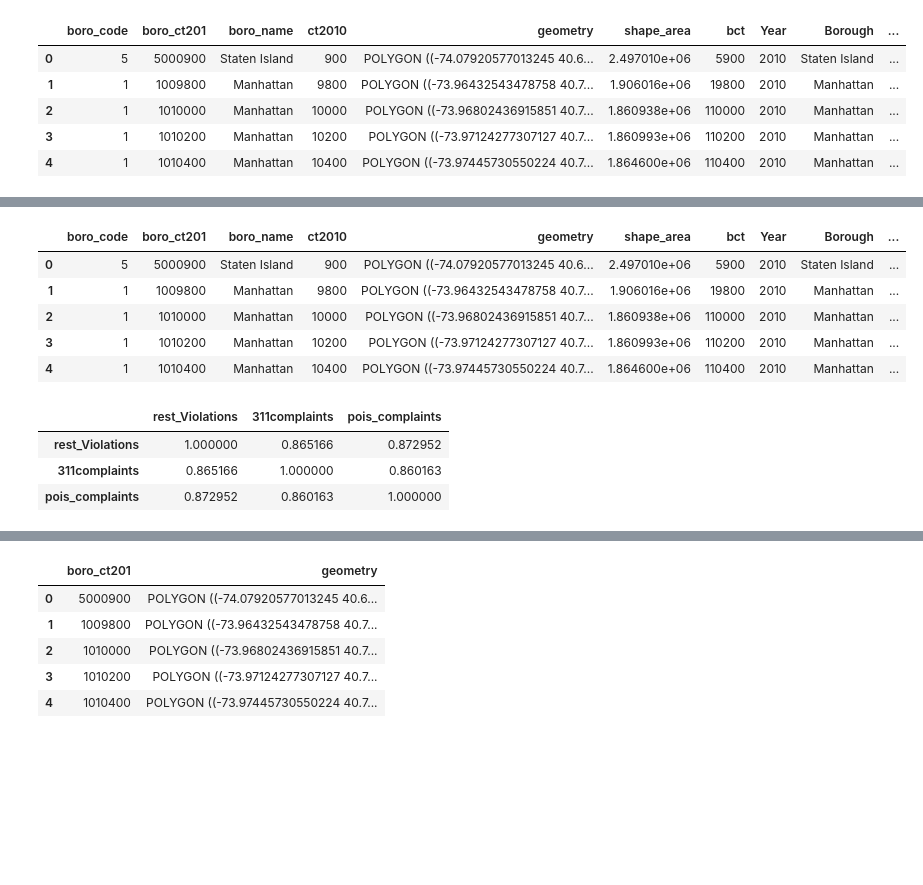
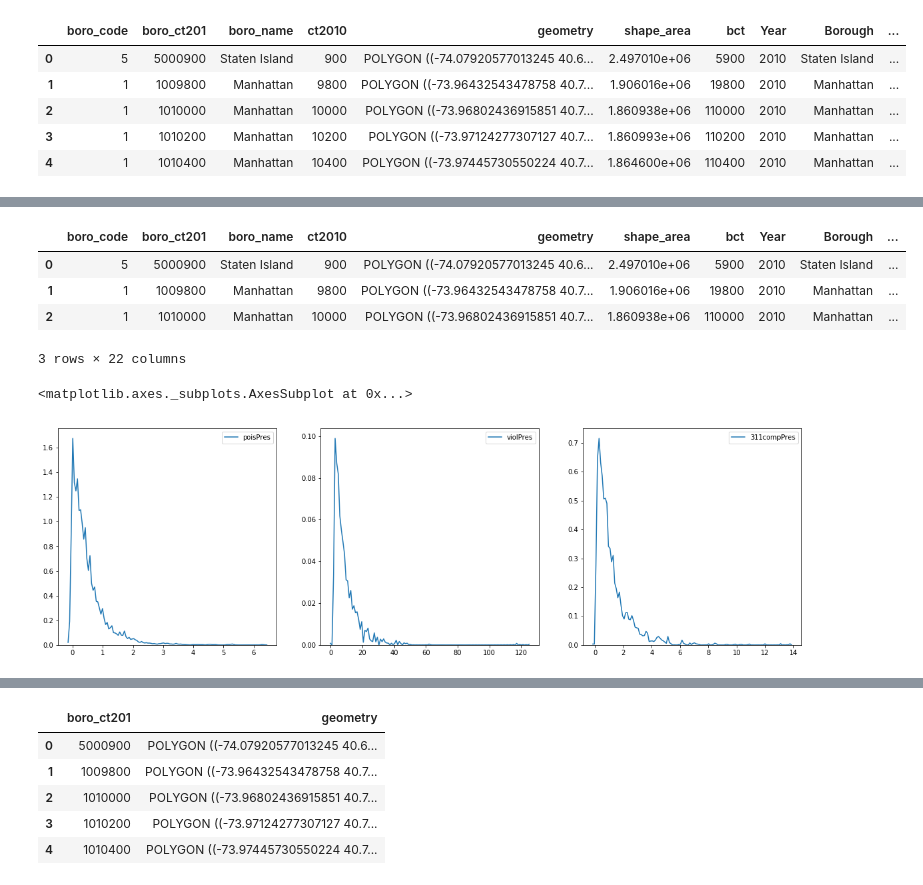
Before and after one commit to devashish2002/Current_files, a Jupyter notebook: rest/ExplorationNT.ipynb, the cells around one changed output, grey strips where cells are left out. Drawn from its saved outputs; the diff is of its cells as text; code cells hidden in the pictures; blank space fills up the shorter version.

```diff
--- a/rest/ExplorationNT.ipynb
+++ b/rest/ExplorationNT.ipynb
@@ -70,0 +74,5 @@ AllNT['Nrestaurants'] = AllNT['Nrestaurants']*7
+# %%
+neighbors = pd.read_csv('neighbors.csv')
+neighbors.drop(columns={'Unnamed: 0'}, inplace=True)
+AllNT = AllNT.merge(neighbors, on='boro_ct201')
+AllNT.head()
@@ -71,20 +180,27 @@ AllNT['Nrestaurants'] = AllNT['Nrestaurants']*7
 # %%
-AllNT['violPres'] = AllNT['rest_Violations']/AllNT['Population']
-AllNT['311compPres'] = AllNT['311complaints']/AllNT['Population']
-AllNT['poisPpop'] = AllNT['pois_complaints']/AllNT['Population']
-AllNT.head()
+AllNT['violPres'] = AllNT['rest_Violations']/AllNT['Nrestaurants']
+AllNT['poisPres'] = AllNT['pois_complaints']/AllNT['Nrestaurants']
+AllNT['311compPres'] = AllNT['311complaints']/AllNT['Nrestaurants']
+AllNT['badRestProp'] = AllNT['NrestWviol']/AllNT['Nrestaurants']
+AllNT.head(3)
 # %% [output]
 |  | boro_code | boro_ct201 | boro_name | ct2010 | geometry | shape_area | bct | Year | Borough | ... |
 | 0 | 5 | 5000900 | Staten Island | 900 | POLYGON ((-74.07920577013245 40.6... | 2.497010e+06 | 5900 | 2010 | Staten Island | ... |
 | 1 | 1 | 1009800 | Manhattan | 9800 | POLYGON ((-73.96432543478758 40.7... | 1.906016e+06 | 19800 | 2010 | Manhattan | ... |
 | 2 | 1 | 1010000 | Manhattan | 10000 | POLYGON ((-73.96802436915851 40.7... | 1.860938e+06 | 110000 | 2010 | Manhattan | ... |
-| 3 | 1 | 1010200 | Manhattan | 10200 | POLYGON ((-73.97124277307127 40.7... | 1.860993e+06 | 110200 | 2010 | Manhattan | ... |
-| 4 | 1 | 1010400 | Manhattan | 10400 | POLYGON ((-73.97445730550224 40.7... | 1.864600e+06 | 110400 | 2010 | Manhattan | ... |
+3 rows × 22 columns
-# %%
-AllNT[['rest_Violations', '311complaints', 'pois_complaints']].corr()
-# %% [output]
-|  | rest_Violations | 311complaints | pois_complaints |
-| rest_Violations | 1.000000 | 0.865166 | 0.872952 |
-| 311complaints | 0.865166 | 1.000000 | 0.860163 |
-| pois_complaints | 0.872952 | 0.860163 | 1.000000 |
+# %%
+fig = plt.figure(figsize=(20,6))
+
+ax1 = fig.add_subplot(131)
+sns.kdeplot(AllNT['poisPres'], bw=0.05)
+
+ax2 = fig.add_subplot(132)
+sns.kdeplot(AllNT['violPres'], bw=0.05)
+
+ax2 = fig.add_subplot(133)
+sns.kdeplot(AllNT['311compPres'], bw=0.05)
+# %% [output]
+<matplotlib.axes._subplots.AxesSubplot at 0x...>
+[figure, added]
 # %%
```
Also changed, not shown: parts of 23 cells of this notebook, 1 other file.
